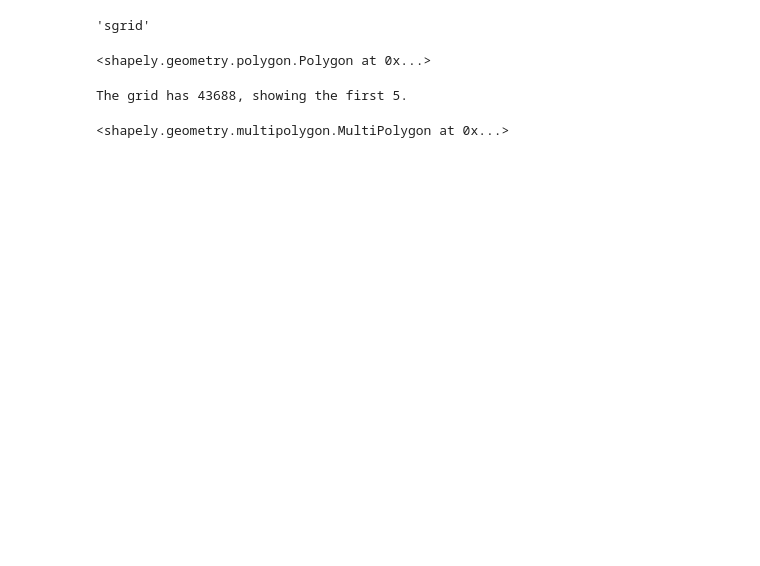
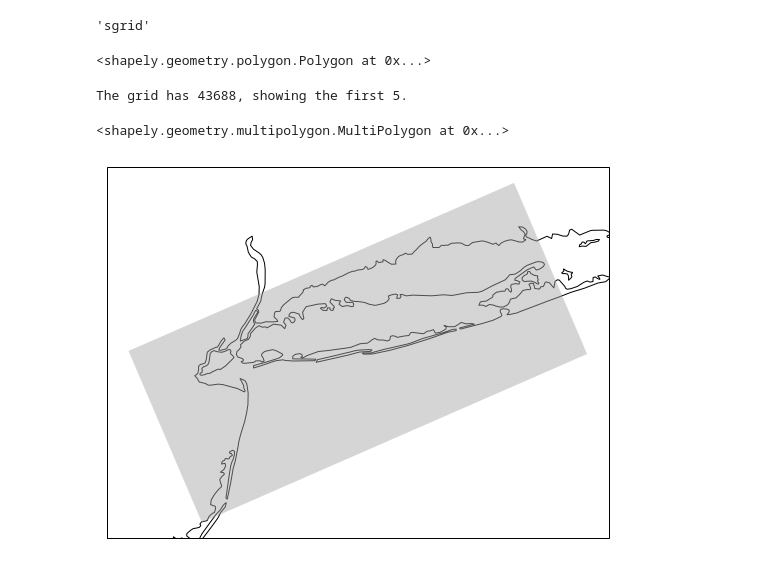
Before and after one commit to pyoceans/gridgeo, a Jupyter notebook: notebooks/sgrid.ipynb, the cells around one changed output. Drawn from its saved outputs; the diff is of its cells as text; code cells hidden in the pictures; blank space fills up the shorter version.

Commit message:
add grid x, y or triang data for easier raster representation

```diff
--- a/notebooks/sgrid.ipynb
+++ b/notebooks/sgrid.ipynb
@@ -27,6 +27,26 @@ grid.polygons[:5]
 # %% [output]
 The grid has 43688, showing the first 5.
 <shapely.geometry.multipolygon.MultiPolygon at 0x...>
+# %%
+%matplotlib inline
+import cartopy.crs as ccrs
+import matplotlib.pyplot as plt
+
+
+fig, ax = plt.subplots(
+    figsize=(9, 9),
+    subplot_kw={'projection': ccrs.PlateCarree()}
+)
+
+ax.plot(
+    grid.x, grid.y, 'darkgray',
+    grid.x.T, grid.y.T, 'darkgray',
+    alpha=0.25,
+)
+
+ax.coastlines(resolution='10m');
+# %% [output]
+[figure, added]
 # %%
 import folium
 
```
Also changed, not shown: parts of 1 cell of this notebook, 5 other files.
